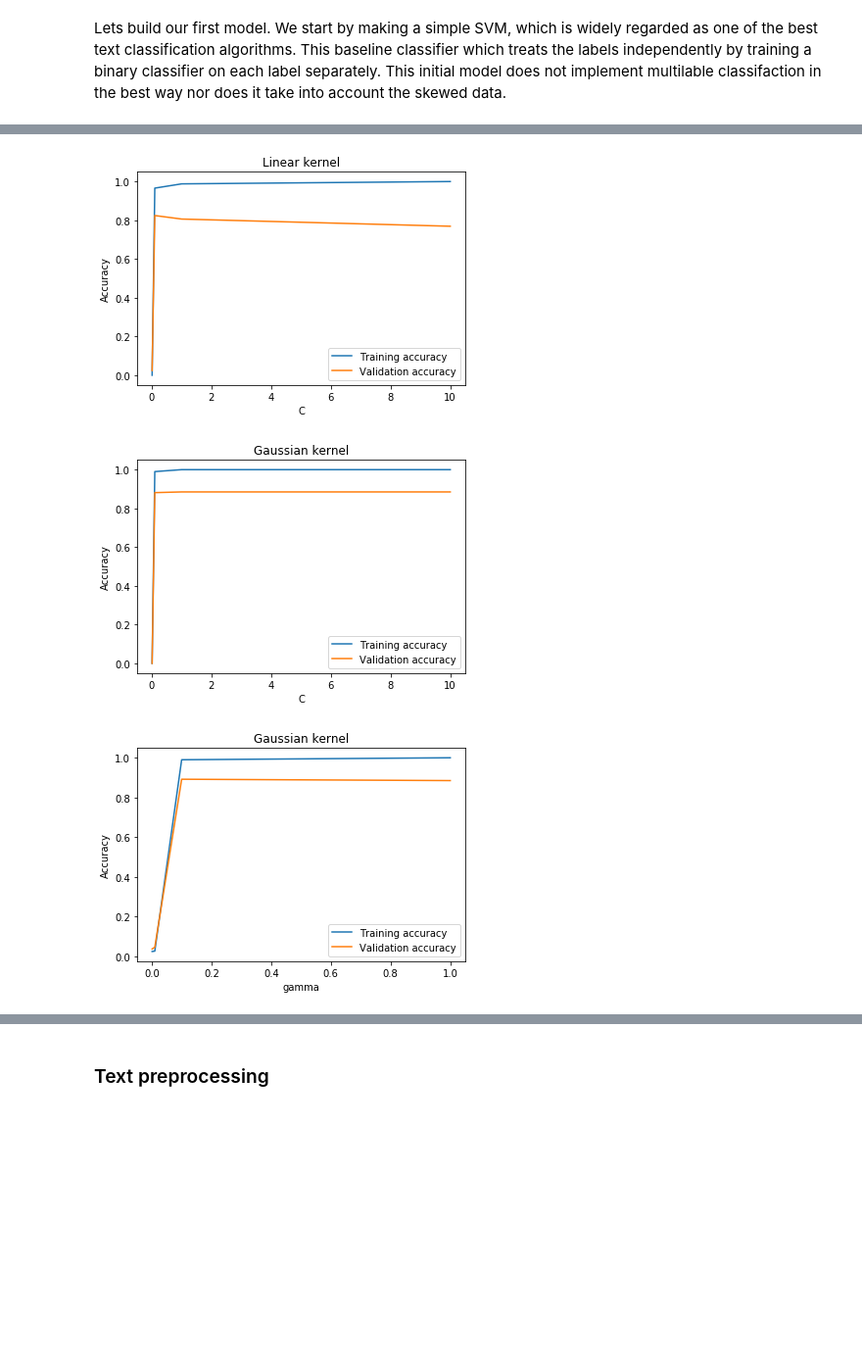
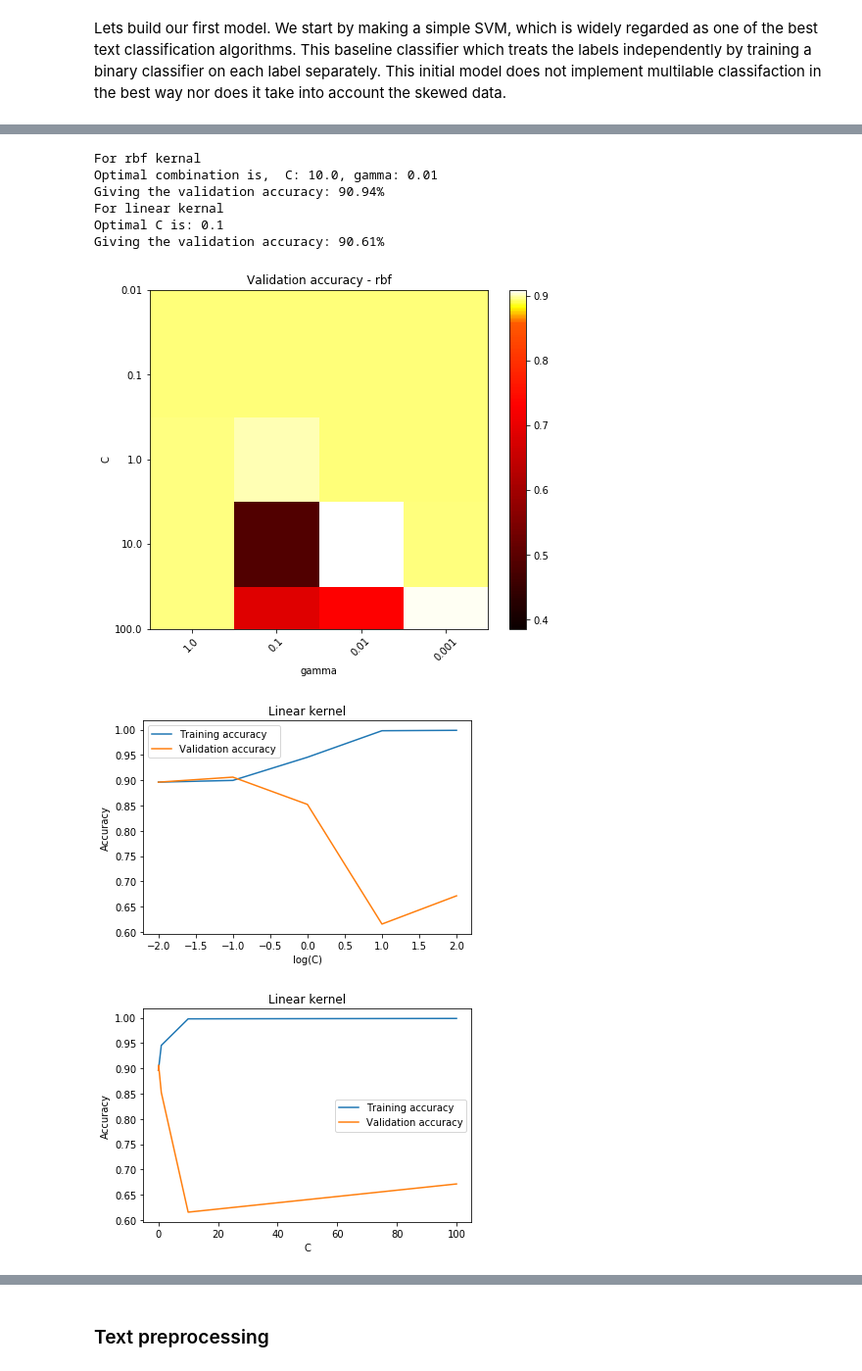
Before and after one commit to peturjokull/Gervigreind-Lokaverkefni, a Jupyter notebook: numi.ipynb, the cells around one changed output, grey strips where cells are left out. Shown: that part at 98% size. Cells and saved outputs as stored; diff of their text form; code cells hidden in the pictures; blank space fills up the shorter version.

```diff
--- a/numi.ipynb
+++ b/numi.ipynb
@@ -299,9 +190,9 @@ def plot_heatmap(data_matrix, title, xlabel, ylabel, x_values, y_values, vmin_,
     plt.title(title)
     plt.show()
 # %%
-
+%%time
 X_train_reduced, y_train_reduced = data_subsample_asserts_two_classes(X_train_np, y_train_np, 5000)
-print("Number of training instances: ", X_train_reduced.shape[0] )
+print("Number of training instances: ", X_train_reduced.shape[0])
 
 # Bag of words approach
 # CountVectorizer has the benefit of producing a sparse representation of the counts
@@ -313,7 +204,7 @@ X_train_tfidf = tfidf_transformer.fit_transform(X_train_counts)
 # Rough search for a good estimate of C and gamma
 x_test_unrvld = vectorizer.transform(X_test_np.ravel())
 
-C = 0.1* np.power(10,np.arange(4))
+C = 0.01* np.power(10,np.arange(5))
 gamma = 1/np.power(10,np.arange(4))
 
 accs = { 'val_acc': {'rbf': np.zeros((len(C), len(gamma))),
@@ -344,8 +235,6 @@ linearOptC = C[Cindex]
 print('For linear kernal')
 print("Optimal C is: {}".format(linearOptC))
 print("Giving the validation accuracy: {:.2%}".format(linacc[Cindex]))
-plot_heatmap(rbfacc, 'Validation accuracy - rbf', 'gamma', 'C', gamma, C,
-             np.min(rbfacc) - 0.1, np.max(rbfacc)-0.2)
 # %% [output]
 Data subsampling succsessful!
 Number of training instances:  5000
@@ -446,14 +256,27 @@ KeyboardInterrupt:
-# %%
-opt_Linear_C = accs['val_acc']['linear']['C']
-opt_rbf_C = accs['val_acc']['rbf']['C']
-opt_rbf_gamma = accs['val_acc']['rbf']['gamma']
-
-plot_acc_params(C, accs['train_acc']['linear']['C'], accs['val_acc']['linear']['C'], 'C', 'Linear kernel')
-plot_acc_params(C, accs['train_acc']['rbf']['C'], accs['val_acc']['rbf']['C'], 'C', 'Gaussian kernel')
-plot_acc_params(gamma, accs['train_acc']['rbf']['gamma'], accs['val_acc']['rbf']['gamma'], 'gamma', 'Gaussian kernel')
-
-# plot_acc_params(gamma_, training_acc, val_acc, 'gamma')
-# %% [output]
-[figure, removed]
-[figure, removed]
-[figure, removed]
+# %%
+rbfacc = accs['val_acc']['rbf']; linacc = accs['val_acc']['linear']
+Cind, gammaind = np.unravel_index(np.argmax(rbfacc, axis=None), rbfacc.shape)
+print('For rbf kernal')
+rbfOptparam = C[Cind], gamma[gammaind]
+print("Optimal combination is,  C: {}, gamma: {}".format(rbfOptparam[0], rbfOptparam[1]))
+print("Giving the validation accuracy: {:.2%}".format(rbfacc[Cind, gammaind]))
+
+linearOptC = C[np.argmax(linacc)]
+print('For linear kernal')
+print("Optimal C is: {}".format(linearOptC))
+print("Giving the validation accuracy: {:.2%}".format(linacc[Cindex]))
+
+plot_heatmap(rbfacc, 'Validation accuracy - rbf', 'gamma', 'C', gamma, C,
+             np.min(rbfacc) - 0.1, np.max(rbfacc)-0.05)
+plot_acc_params(np.log10(C), accs['train_acc']['linear'], accs['val_acc']['linear'], 'log(C)', 'Linear kernel')
+plot_acc_params(C, accs['train_acc']['linear'], accs['val_acc']['linear'], 'C', 'Linear kernel')
+# %% [output]
+For rbf kernal
+Optimal combination is,  C: 10.0, gamma: 0.01
+Giving the validation accuracy: 90.94%
+For linear kernal
+Optimal C is: 0.1
+Giving the validation accuracy: 90.61%
+[figure, added]
+[figure, added]
+[figure, added]
```
Also changed, not shown: parts of 15 cells of this notebook.
